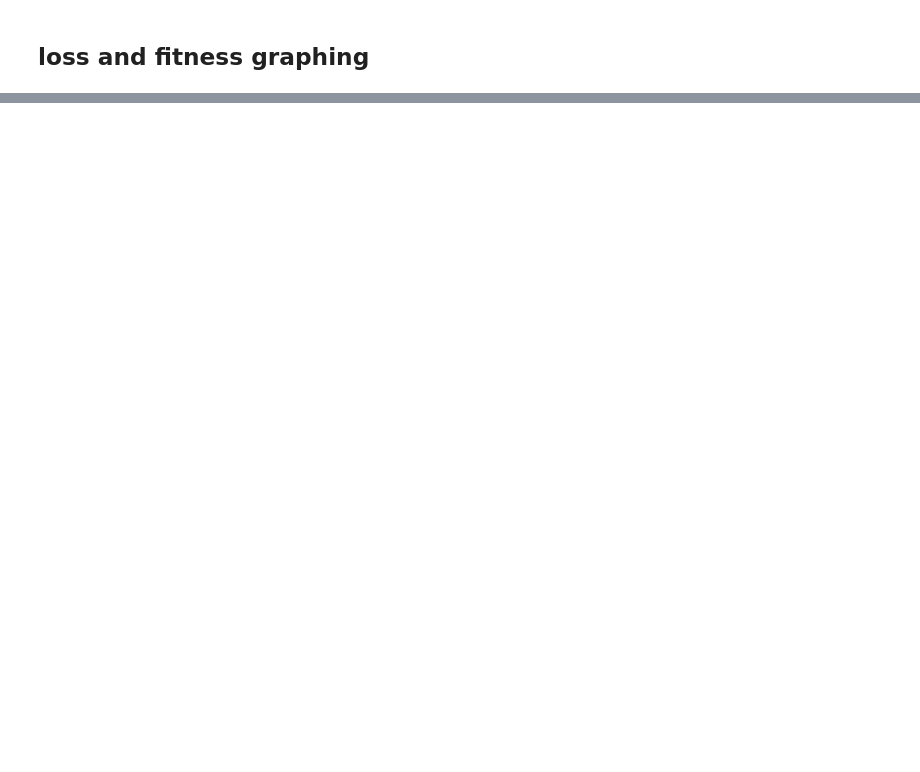
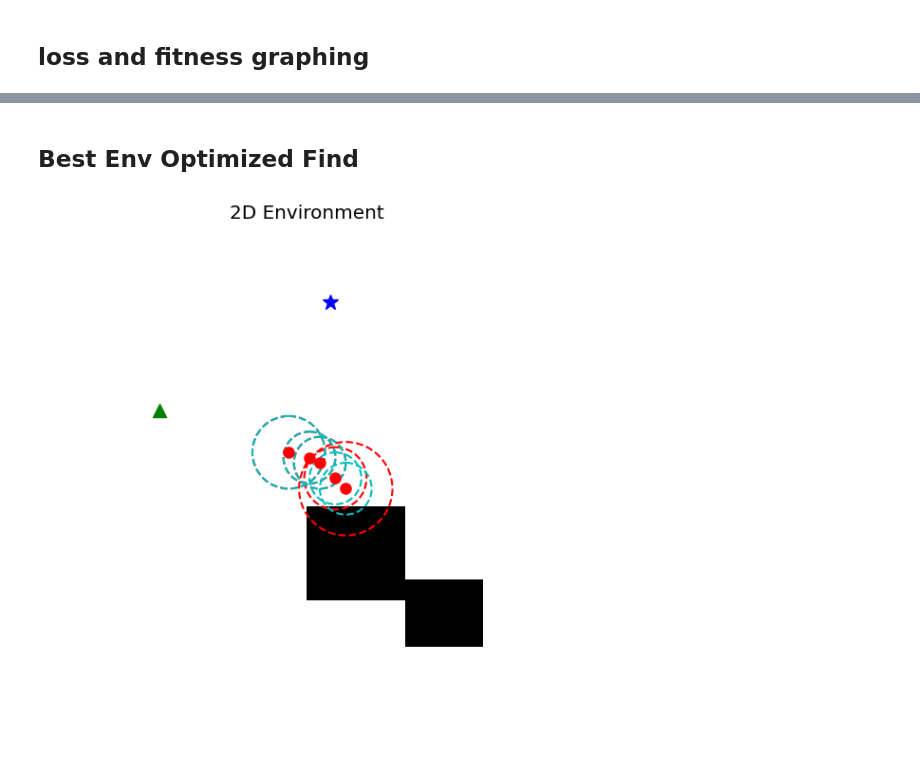
Before and after one commit to amirhu37/DCPMK, a Jupyter notebook: DCPMK.ipynb, the cells around one changed output, grey strips where cells are left out. Saved outputs shown, nothing was run; the diff lists cells and outputs as text; code cells hidden in the pictures; blank space fills up the shorter version.

```diff
--- a/DCPMK.ipynb
+++ b/DCPMK.ipynb
@@ -671,11 +976,11 @@ RuntimeError: grad can be implicitly created only for scalar outputs
 # %%
-best_denorm = [denormalize_positions(best_in_each_gen[i] , ENV_SIZE)
-               for i in range(len(best_in_each_gen))]
-best_answer = torch.argmin(
-    torch.tensor([fitness_fn(best_denorm[i])
-      for i in range(len(best_denorm))]))
-print(f"Best Answer is in index:\n {best_answer}")
+best_denorm = torch.stack([denormalize_positions(best_in_each_gen[i] , ENV_SIZE).detach()
+               for i in range(len(best_in_each_gen))])
 
-final_env = positioning_nodes(first_env, best_in_each_gen[best_answer], defines_as=2)
-print(torch.count_nonzero(final_env == 2), "Sensors placed in the environment.")
+best_answer = find_best(best_denorm, fitness_fn, verbose=True)
+print(best_answer.int(), "Best Answer found in the population.")
+opt_env = positioning_nodes(Environmet,
+                            best_answer,
+                            defines_as=2)
+print(torch.count_nonzero(opt_env == 2), "Sensors placed in the environment.")
 # %% [output]
@@ -705,0 +1018,7 @@ plt.show()
+# %% [markdown]
+## Best Env Optimized Find
+# %%
+plot_2d_environment(opt_env, cov_radius=cov_radius
+                     , con_radius=con_radius)
+# %% [output]
+[figure, new version]
```
Also changed, not shown: parts of 37 cells of this notebook.
